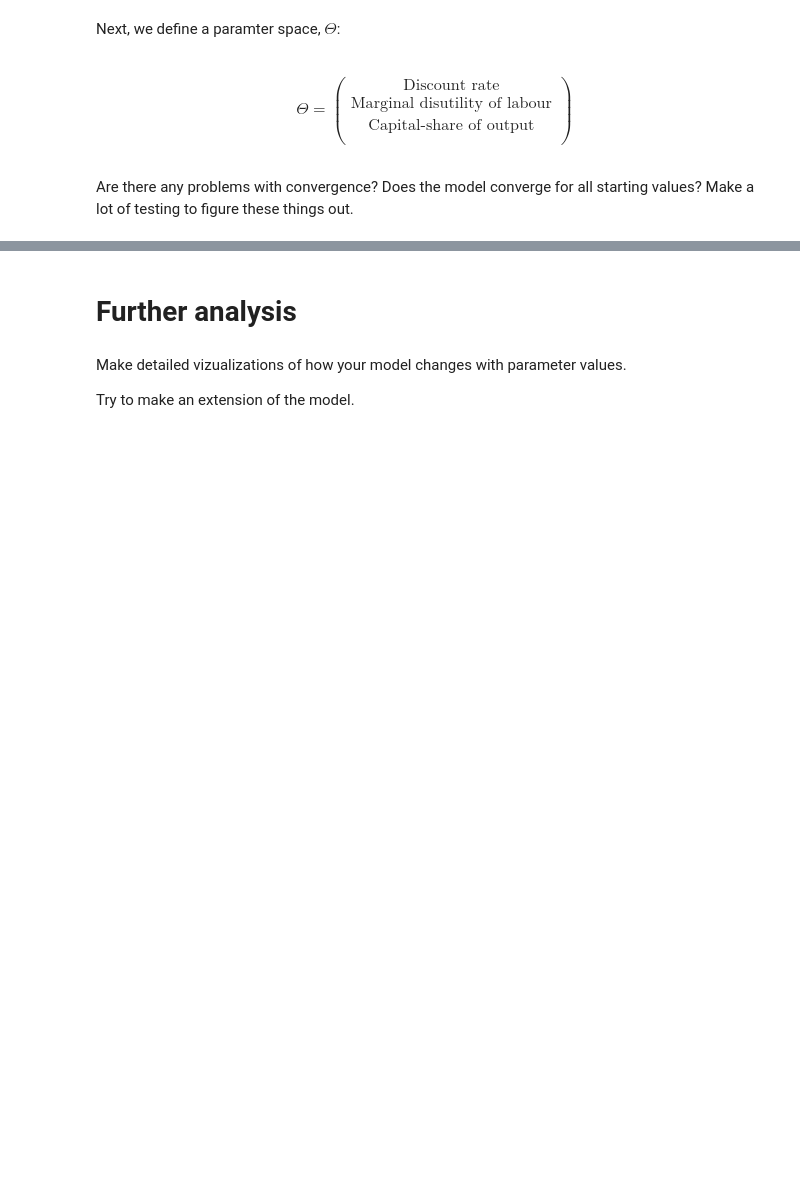
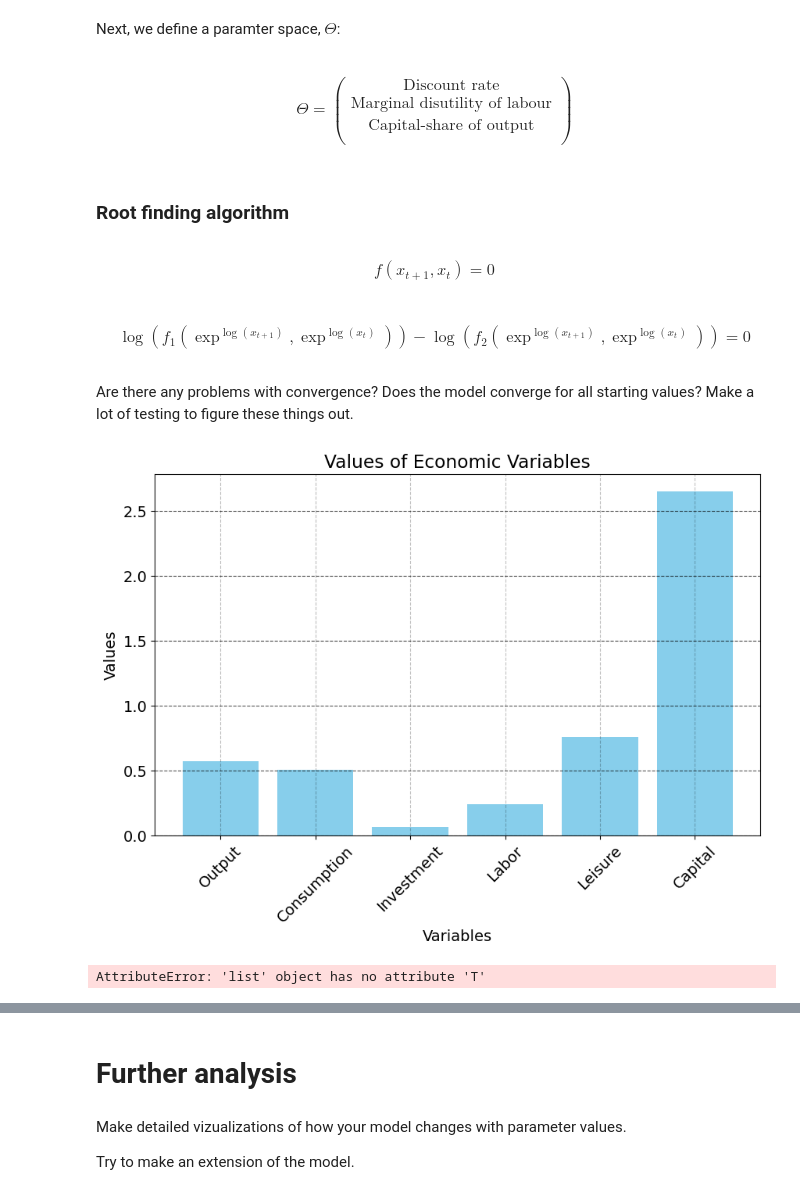
Before and after one commit to NumEconCopenhagen/projects-2024-sheng-og-anton, a Jupyter notebook: modelproject/modelproject.ipynb, the cells around one changed output, grey strips where cells are left out. Drawn from its saved outputs; the diff is of its cells as text; code cells hidden in the pictures; blank space fills up the shorter version.

```diff
--- a/modelproject/modelproject.ipynb
+++ b/modelproject/modelproject.ipynb
@@ -171,5 +176,32 @@ Next, we define a paramter space, $\Theta$:
         \text{Capital-share of output}\\
     \end{pmatrix}
 \end{aligned}
+# %% [markdown]
+### Root finding algorithm
+# %% [markdown]
+\begin{aligned}
+    f(x_{t+1}, x_t) = 0
+\end{aligned}
+# %% [markdown]
+\begin{aligned}
+    \log{\left(f_1\left(\exp^{\log{(x_{t+1})}}, \exp^{\log{(x_t)}}\right)\right)} - \log{\left(f_2\left(\exp^{\log{(x_{t+1})}}, \exp^{\log{(x_t)}}\right)\right)} = 0
+\end{aligned}
 # %% [markdown]
 Are there any problems with convergence? Does the model converge for all starting values? Make a lot of testing to figure these things out.
+# %%
+import matplotlib.pyplot as plt  # Import the matplotlib library
+# 1.
+variables = ['Output', 'Consumption', 'Investment', 'Labor', 'Leisure', 'Capital']
+steady_state_values = [0.572, 0.506, 0.0663, 0.241, 0.759, 2.65]
+
+# 2.
+plt.figure(figsize=(10, 6))
+plt.bar(variables, values, color='skyblue')
+plt.title('Values of Economic Variables')
+plt.xlabel('Variables')
+plt.ylabel('Values')
+plt.xticks(rotation=45)  # Rotate x-axis labels for better readability
+plt.grid(axis='y', linestyle='--', alpha=0.7)  # Add grid lines for y-axis
+plt.show()
+# %% [output]
+[figure, added]
@@ -175,0 +247,9 @@ Are there any problems with convergence? Does the model converge for all startin
+# %%
+# Setup fixed parameters
+parameter_values = pd.DataFrame({
+    'name': parameters,
+    'value': [0.9, 3, 0.1, 1/3, 1]
+})
+parameters.T
+# %% [output]
+AttributeError: 'list' object has no attribute 'T'
```
Also changed, not shown: parts of 7 cells of this notebook, 1 other file.
